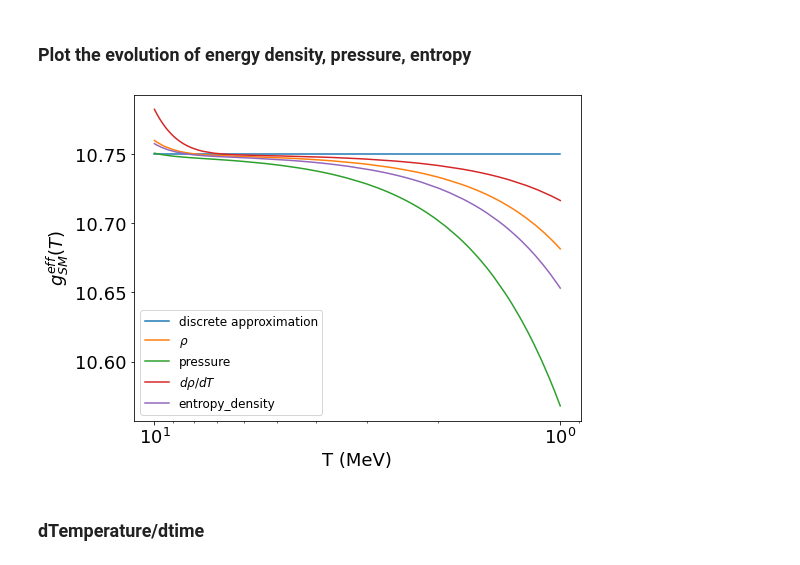
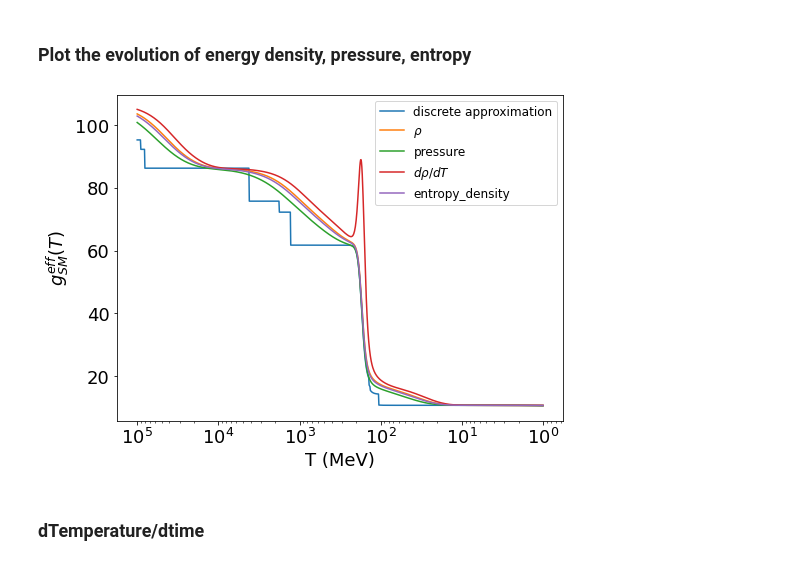
Before and after one commit to JakeSpisak/Sterile-Neutrinos, a Jupyter notebook: check_functions.ipynb, the cells around one changed output. Saved outputs shown, nothing was run; the diff lists cells and outputs as text; code cells hidden in the pictures.

```diff
--- a/check_functions.ipynb
+++ b/check_functions.ipynb
@@ -298,23 +298,23 @@ SM_drho_dT_func = interpolate.interp1d(data['T_domain'], data['drho_dT'])
 # %% [markdown]
 ### Plot the evolution of energy density, pressure, entropy
 # %%
-T_domain = np.logspace(1, 0, 1000)
+T_domain = np.logspace(5, 0, 1000)
 
 approx_dofs = [sm.compute_SM_relativistic_dof_approx(T) for T in T_domain]
 plt.figure(figsize=(8,6))
 plt.ylabel(r"$g^{eff}_{SM}(T)$")
 plt.xlabel("T (MeV)")
 plt.semilogx(T_domain, approx_dofs, label='discrete approximation')
 plt.semilogx(T_domain, SM_energy_density_func(T_domain)/(T_domain**4*np.pi**2/30), label=r'$\rho$')
 plt.semilogx(T_domain, SM_pressure_func(T_domain)/(T_domain**4*np.pi**2/90), label='pressure')
 plt.semilogx(T_domain, SM_drho_dT_func(T_domain)/(4*(np.pi**2/30)*T_domain**3), label=r'$d\rho /dT$')
 plt.semilogx(T_domain, SM_entropy_density_func(T_domain)/((4/3.)*(np.pi**2/30)*T_domain**3), label='entropy_density')
 # Reverse the x-axis
 plt.gca().invert_xaxis()
 plt.legend(fontsize=12)
 plt.show()
 # %% [output]
-[figure, old version]
+[figure, new version]
 # %% [markdown]
 ### dTemperature/dtime
 # %%
```
Also changed, not shown: 7 other files.
